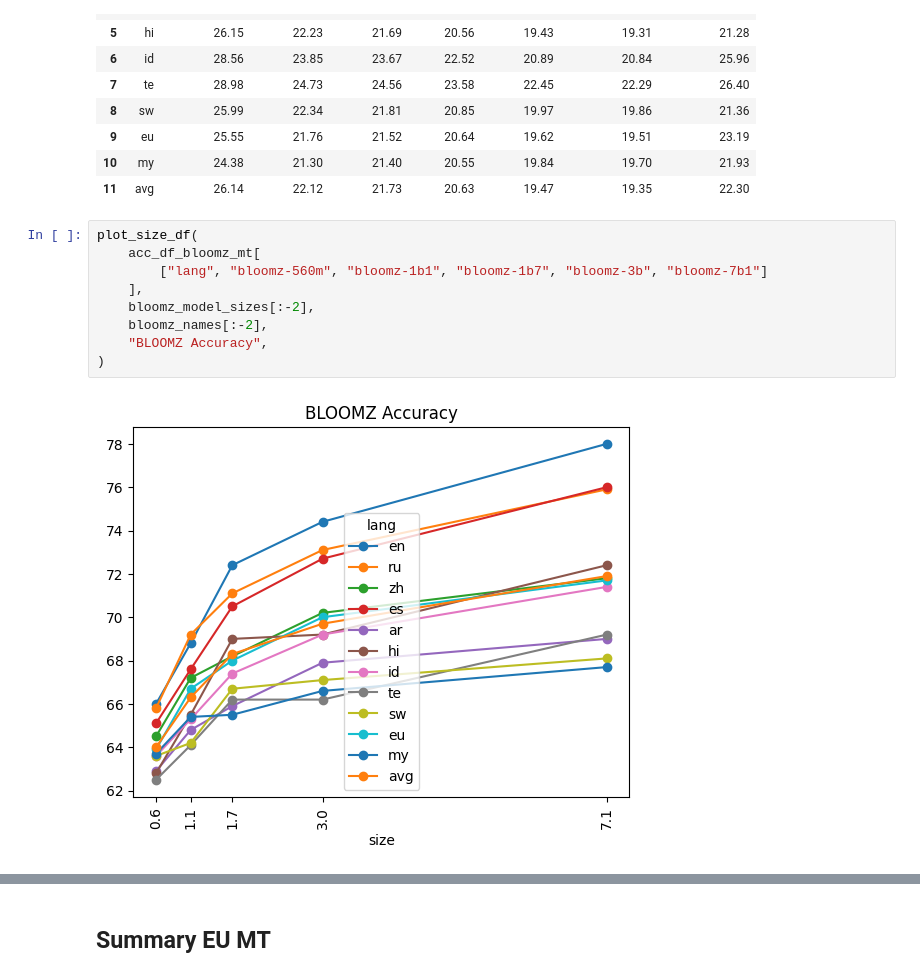
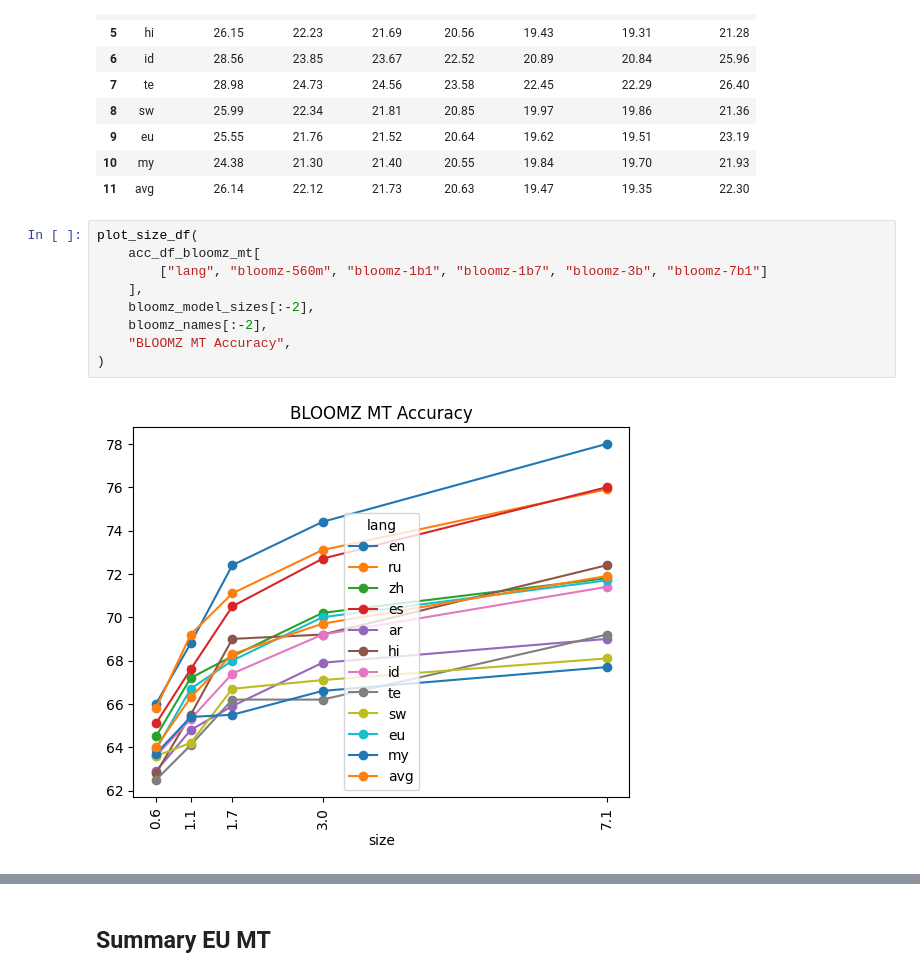
Before and after one commit to juletx/self-translate, a Jupyter notebook: evaluation/xstory_cloze.ipynb, the cells around one changed output, grey strips where cells are left out. Cells and saved outputs as stored; diff of their text form.

```diff
--- a/evaluation/xstory_cloze.ipynb
+++ b/evaluation/xstory_cloze.ipynb
@@ -869,12 +869,12 @@ display(ppl_inc_df_bloomz_mt)
 # %%
 plot_size_df(
     acc_df_bloomz_mt[
         ["lang", "bloomz-560m", "bloomz-1b1", "bloomz-1b7", "bloomz-3b", "bloomz-7b1"]
     ],
     bloomz_model_sizes[:-2],
     bloomz_names[:-2],
-    "BLOOMZ Accuracy",
+    "BLOOMZ MT Accuracy",
 )
 # %% [output]
-[figure, old version]
+[figure, new version]
 # %%
```
Also changed, not shown: parts of 11 cells of this notebook.
